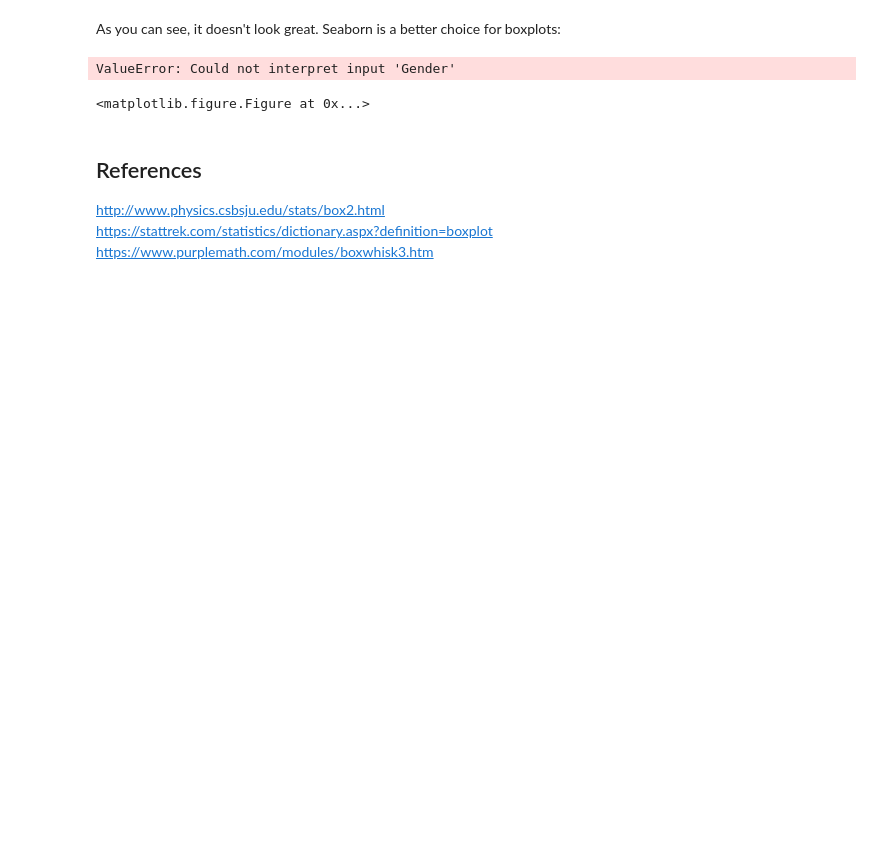
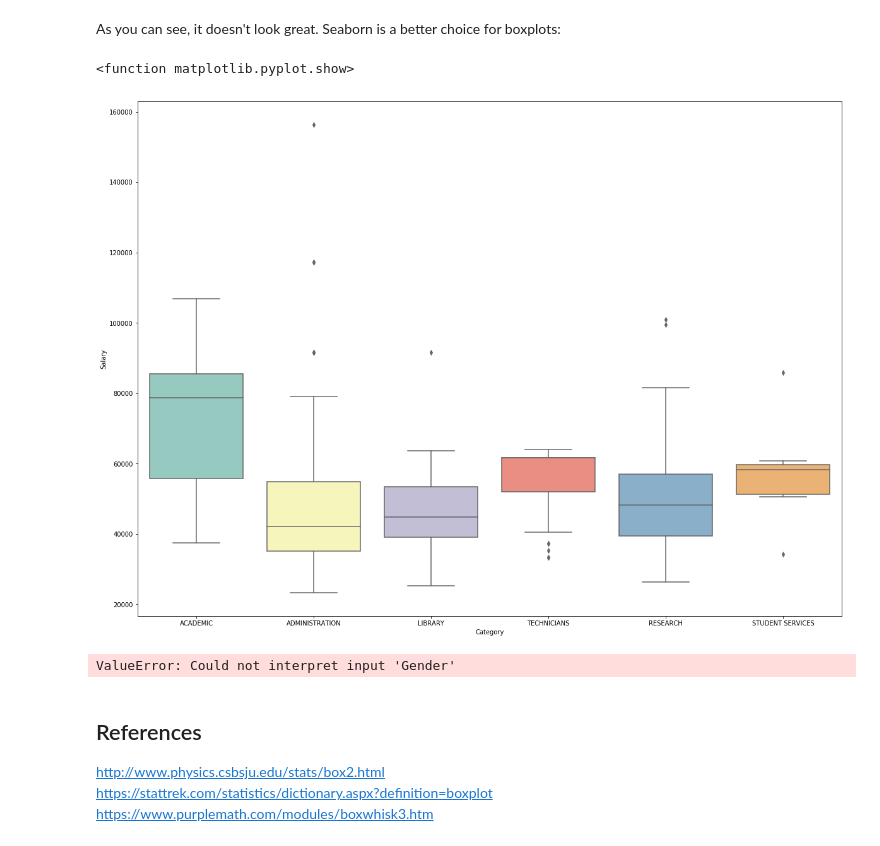
Before and after one commit to paulacduffy/boxplotsproject, a Jupyter notebook: Box Plots & their uses.ipynb, the cells around one changed output. Cells and saved outputs as stored; diff of their text form; code cells hidden in the pictures; blank space fills up the shorter version.

Commit message:
Attempting to group boxplots

```diff
--- a/Box Plots & their uses.ipynb
+++ b/Box Plots & their uses.ipynb
@@ -60,11 +58,17 @@ As you can see, it doesn't look great. Seaborn is a better choice for boxplots:
 # %%
 %matplotlib inline
 plt.figure(figsize=(20,15))
-sns.boxplot(x="Category", y="Salary", hue="Gender", data=ndf, palette="Set3")
+sns.boxplot(x="Category", y="Salary", data=ndf, palette="Set3")
 plt.show
 # %% [output]
-ValueError: Could not interpret input 'Gender'
+<function matplotlib.pyplot.show>
-<matplotlib.figure.Figure at 0x...>
+[figure, added]
+# %%
+%matplotlib inline
+sns.boxplot(x="Category", y="Salary", hue="Gender", data=ndf, palette="Set3")
+plt.show
+# %% [output]
+ValueError: Could not interpret input 'Gender'
 # %% [markdown]
 ## References
 
```
Also changed, not shown: parts of 1 cell of this notebook.
